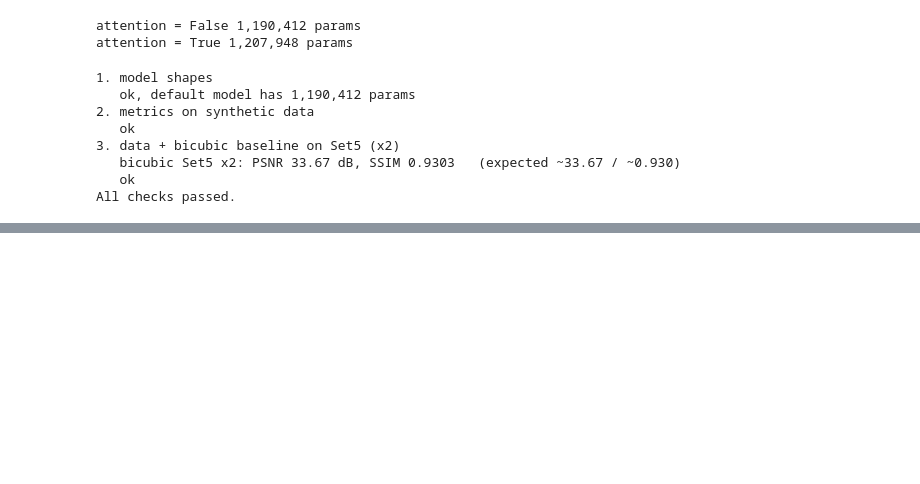
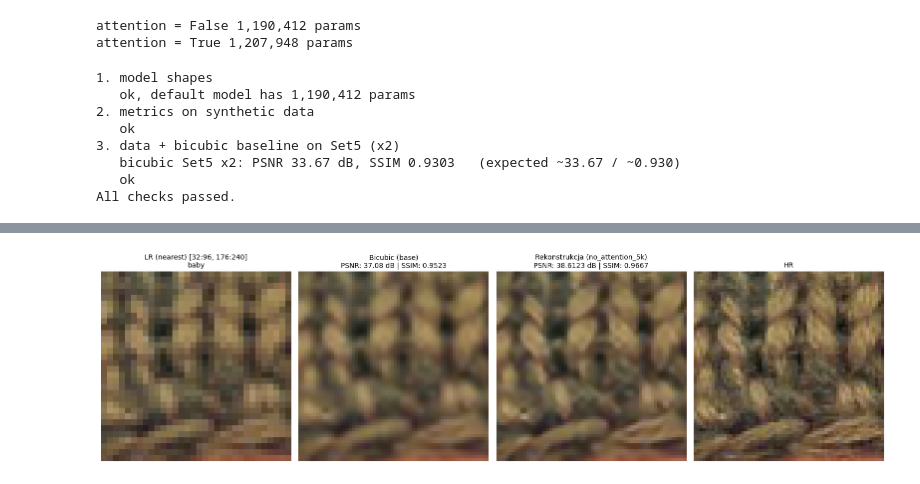
Before and after one commit to Joker066/2026Z_GSN_projekt, a Jupyter notebook: GSN-SuperRes.ipynb, the cells around one changed output, grey strips where cells are left out. Drawn from its saved outputs; the diff is of its cells as text; code cells hidden in the pictures; blank space fills up the shorter version.

```diff
--- a/GSN-SuperRes.ipynb
+++ b/GSN-SuperRes.ipynb
@@ -841,14 +873,12 @@ import importlib, sr.models
 importlib.reload(sr.models)
 from sr.models import SuperResolutionNet
 
-CKPT_FILENAME = "with_attention"
-
 from sr.models import SuperResolutionNet
 
 device = torch.device("cuda" if torch.cuda.is_available() else "cpu")
-ckpt_path = Path(f"runs/{CKPT_FILENAME}/best.pt")
+ckpt_path = Path(f"runs/{RUN_NAME}/best.pt")
 if not ckpt_path.exists():
-    ckpt_path = Path(f"runs/{CKPT_FILENAME}/last.pt")
+    ckpt_path = Path(f"runs/{RUN_NAME}/last.pt")
 
 ckpt = torch.load(ckpt_path, map_location=device)
 args = ckpt["args"]
@@ -928,7 +979,8 @@ def pick_crop_box(
 
 @torch.no_grad()
 def show_four_panels_crop(
-    ckpt_path: str = f"runs/{CKPT_FILENAME}/best.pt",
+    ckpt_path: str | None = None,
+    run_name: str | None = None,
     set_dir: str = "data/Set5_HR",
     index: int = 0,
     crop_size: int = 64,
@@ -936,10 +988,15 @@ def show_four_panels_crop(
     left: int | None = None,
     figsize: tuple[int, int] = (16, 4.5),
 ):
+    name_or_global = run_name or globals().get("RUN_NAME", "default")
     device = torch.device("cuda" if torch.cuda.is_available() else "cpu")
-    p = Path(ckpt_path)
+
+    p = Path(ckpt_path) if ckpt_path is not None else Path("runs") / name_or_global / "best.pt"
     if not p.exists():
-        p = Path(f"runs/{CKPT_FILENAME}/last.pt")
+        last_p = p.with_name("last.pt")
+        if not last_p.exists():
+            raise FileNotFoundError(f"Nie znaleziono ani {p}, ani {last_p}")
+        p = last_p
 
     ckpt = torch.load(p, map_location=device)
     cfg = ckpt["args"]
@@ -956,44 +1013,47 @@ def show_four_panels_crop(
     model.eval()
 
     ds = SREvalDataset(set_dir, scale=scale)
-    lr, hr, name = ds[index]
+    lr, hr, img_name = ds[index]
 
     lr_b = lr.unsqueeze(0).to(device)
     hr_b = hr.unsqueeze(0).to(device)
 
     lr_nearest = upsample_pil(lr, scale=scale, resample=Image.NEAREST)
     bicubic = upsample_pil(lr, scale=scale, resample=Image.BICUBIC)
-    recon = model(lr_b).clamp(0.0, 1.0)[0].cpu()
+    recon_t = model(lr_b).clamp(0.0, 1.0)
+    recon = recon_t[0].cpu()
 
     p_bic = psnr(bicubic.unsqueeze(0).to(device), hr_b, crop=scale).item()
     s_bic = ssim(bicubic.unsqueeze(0).to(device), hr_b, crop=scale).item()
 
-    p_rec = psnr(recon.unsqueeze(0).to(device), hr_b, crop=scale).item()
-    s_rec = ssim(recon.unsqueeze(0).to(device), hr_b, crop=scale).item()
+    p_rec = psnr(recon_t, hr_b, crop=scale).item()
+    s_rec = ssim(recon_t, hr_b, crop=scale).item()
 
     y, x, sz = pick_crop_box(hr, crop_size=crop_size, top=top, left=left)
 
     panels = [
-        (f"LR (nearest) [{y}:{y+sz}, {x}:{x+sz}]\n{name}", lr_nearest),
+        (f"LR (nearest) [{y}:{y+sz}, {x}:{x+sz}]\n{img_name}", lr_nearest),
         (f"Bicubic (base)\nPSNR: {p_bic:.2f} dB | SSIM: {s_bic:.4f}", bicubic),
         (f"Rekonstrukcja ({p.parent.name})\nPSNR: {p_rec:.4f} dB | SSIM: {s_rec:.4f}", recon),
         ("HR", hr),
     ]
 
     fig, axes = plt.subplots(1, 4, figsize=figsize)
     for ax, (title, img) in zip(axes, panels):
         patch = img[:, y : y + sz, x : x + sz].permute(1, 2, 0).detach().cpu().numpy().clip(0.0, 1.0)
         ax.imshow(patch, interpolation="nearest")
         ax.set_title(title, fontsize=10)
         ax.axis("off")
 
+    p.parent.mkdir(parents=True, exist_ok=True)
     plt.tight_layout()
     display(fig)
-    plt.savefig(f"./runs/{CKPT_FILENAME}/comparison.png")
+    plt.savefig(p.parent / "comparison.png")
     plt.close(fig)
 
-
 show_four_panels_crop(index=0, crop_size=64)
+# %% [output]
+[figure, added]
 # %%
 !zip -r /kaggle/working/runs/no_attention.zip /kaggle/working/runs/no_attention
 !zip -r /kaggle/working/runs/with_attention.zip /kaggle/working/runs/with_attention
```
Also changed, not shown: parts of 19 cells of this notebook.
